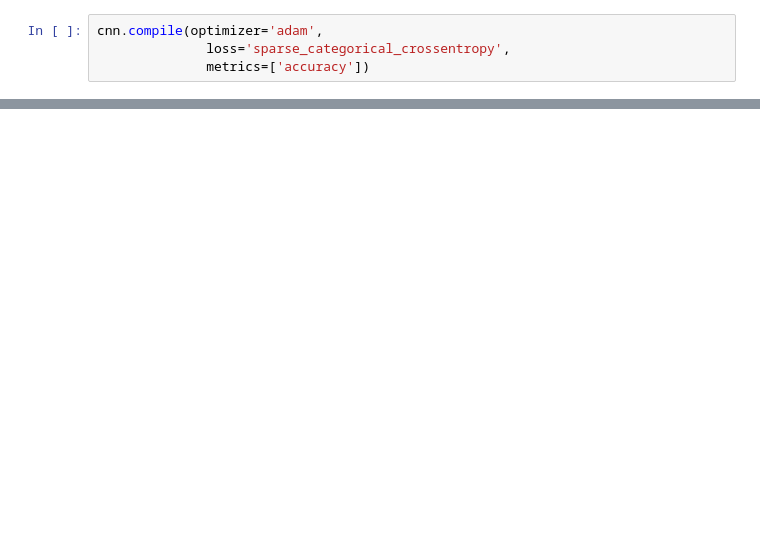
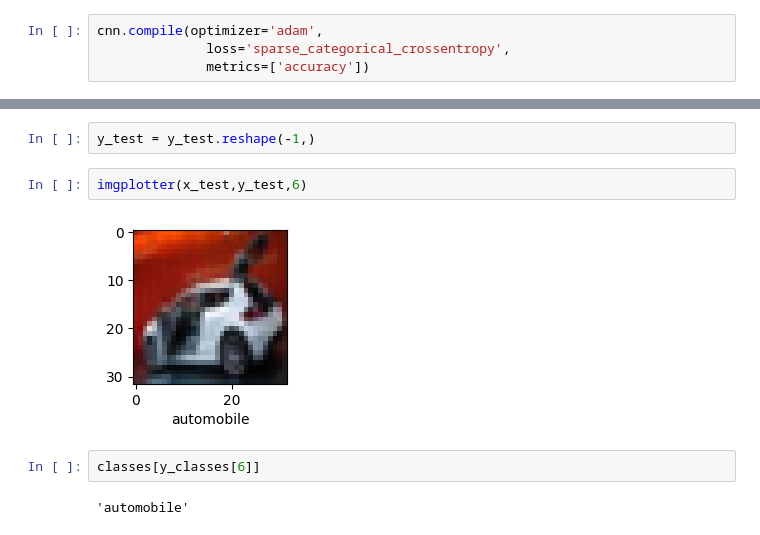
Before and after one commit to forbiddenvelocity/CIFAR10-image-classification-model, a Jupyter notebook: Image_Classification_Model.ipynb, the cells around one changed output, grey strips where cells are left out. Saved outputs shown, nothing was run; the diff lists cells and outputs as text; blank space fills up the shorter version.

```diff
--- a/Image_Classification_Model.ipynb
+++ b/Image_Classification_Model.ipynb
@@ -136,0 +157,10 @@ Epoch 10/10
+# %%
+y_test = y_test.reshape(-1,)
+# %%
+imgplotter(x_test,y_test,6)
+# %% [output]
+[figure, added]
+# %%
+classes[y_classes[6]]
+# %% [output]
+'automobile'
```
Also changed, not shown: parts of 9 cells of this notebook.
